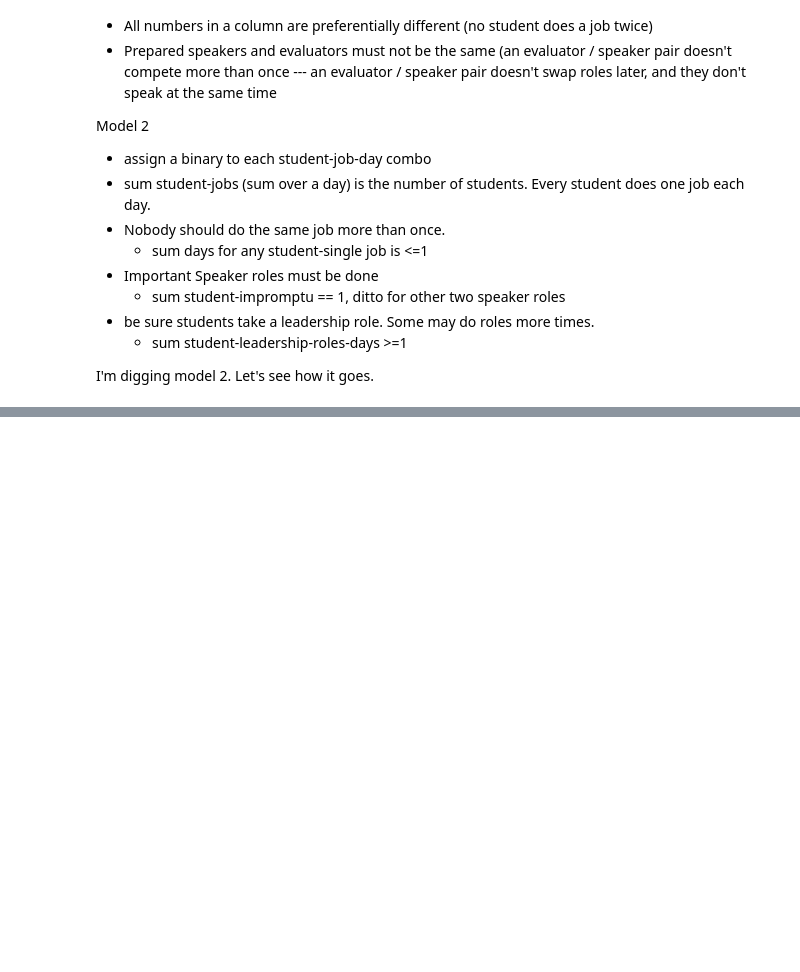
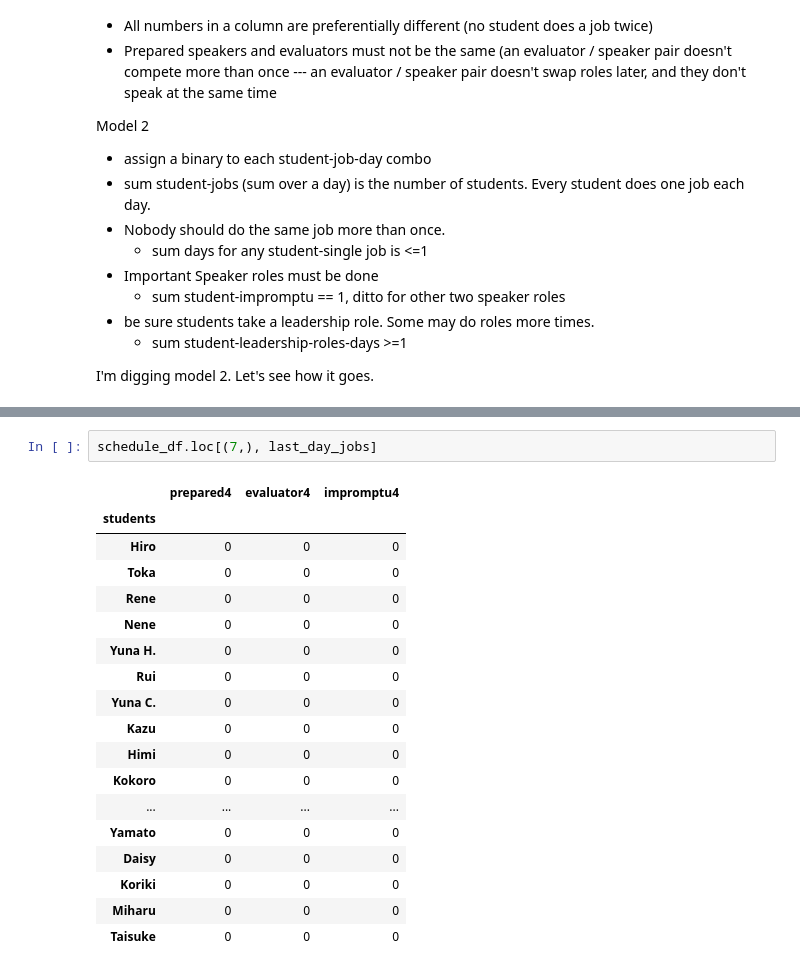
Before and after one commit to dtersegno/toastmasters, a Jupyter notebook: Toastmaster2026/1_Setup.ipynb, the cells around one changed output, grey strips where cells are left out. Drawn from its saved outputs; the diff is of its cells as text; blank space fills up the shorter version.

```diff
--- a/Toastmaster2026/1_Setup.ipynb
+++ b/Toastmaster2026/1_Setup.ipynb
@@ -184,0 +312,21 @@ for student1 in students:
+# %%
+schedule_df.loc[(7,), last_day_jobs]
+# %% [output]
+|  | prepared4 | evaluator4 | impromptu4 |
+| students |  |  |  |
+| Hiro | 0 | 0 | 0 |
+| Toka | 0 | 0 | 0 |
+| Rene | 0 | 0 | 0 |
+| Nene | 0 | 0 | 0 |
+| Yuna H. | 0 | 0 | 0 |
+| Rui | 0 | 0 | 0 |
+| Yuna C. | 0 | 0 | 0 |
+| Kazu | 0 | 0 | 0 |
+| Himi | 0 | 0 | 0 |
+| Kokoro | 0 | 0 | 0 |
+| ... | ... | ... | ... |
+| Yamato | 0 | 0 | 0 |
+| Daisy | 0 | 0 | 0 |
+| Koriki | 0 | 0 | 0 |
+| Miharu | 0 | 0 | 0 |
+| Taisuke | 0 | 0 | 0 |
```
Also changed, not shown: parts of 19 cells of this notebook, 1 other file.
